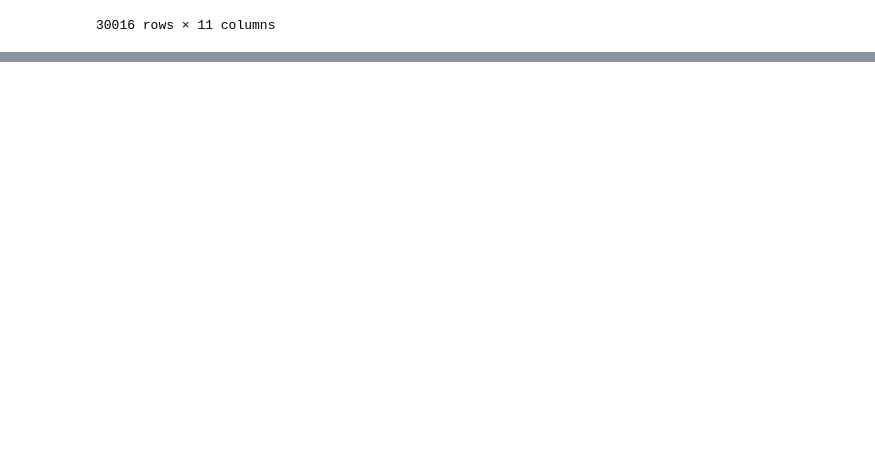
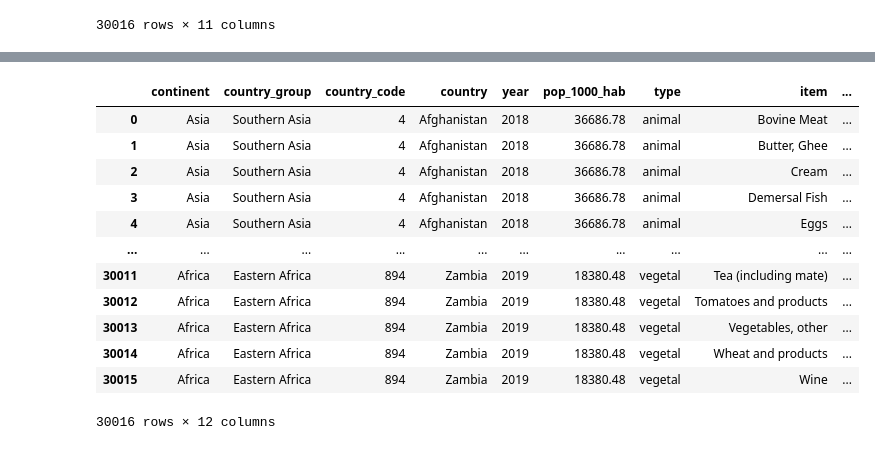
Before and after one commit to t7bo/projet-brief-pandas, a Jupyter notebook: tibo.ipynb, the cells around one changed output, grey strips where cells are left out. Saved outputs shown, nothing was run; the diff lists cells and outputs as text; code cells hidden in the pictures; blank space fills up the shorter version.

Commit message:
q16 : merges finaux

```diff
--- a/tibo.ipynb
+++ b/tibo.ipynb
@@ -261,0 +314,11 @@ BONUS Créer ce jeu de données par vous même sur le site de la FAO.
+# %%
+df_zones_geo = pd.DataFrame({"country_group" : ['Caribbean',
+       'Central America', 'Central Asia',
+       'Eastern Africa', 'Eastern Asia',
+       'Eastern Europe', 'Middle Africa',
+       'Northern Africa', 'Northern America', 'Northern Europe',
+       'Oceania', 'South America', 'Southern Africa', 'Southern Asia','Southern Europe',
+       'Sub-Saharan Africa',
+       'Western Africa', 'Western Asia','Western Europe']})
+
+df_zones_geo
@@ -261,0 +343,4 @@ BONUS Créer ce jeu de données par vous même sur le site de la FAO.
+# %%
+df_merge = pd.merge(df_zones_geo, df_regions, on="country_group", how="left")
+df_merge[["country", "country_code"]] = df_merge[["country", "country_code"]].drop_duplicates()
+df_merge
@@ -262,12 +361,5 @@ BONUS Créer ce jeu de données par vous même sur le site de la FAO.
 # %%
-df_continents = pd.read_csv("continents.csv")
-df_continents.columns = df_continents.columns.str.replace(' ', '_').str.lower()
-df_continents = df_continents.rename(columns={"area_code_(m49)" : "area_code"})
-df_continents = df_continents[["country_group", "m49_code", "country"]]
-df_continents = df_continents.rename(columns={"m49_code" : "area_code"})
-df_continents.dropna(subset=["area_code"], inplace=True)
-df_continents.area_code = df_continents.area_code.astype(int)
-df_continents = df_continents.rename(columns={'area_code' : 'country_code'})
-df_continents = df_continents.rename(columns={"country_group" : "continent"})
-df_continents = df_continents.drop_duplicates(subset="country_code")
-df_continents
+df_continents = pd.read_csv("continents-according-to-our-world-in-data.csv")
+df_continents.columns = df_continents.columns.str.replace(" ", "_").str.lower()
+df_continents = df_continents.rename(columns={"entity": "country"})
+df_continents = df_continents[["country", "continent"]]
@@ -290,6 +366,6 @@ df = df.rename(columns={"area" : "country", "area_code" : "country_code"})
 # %%
-new_df = pd.merge(df, df_continents, on = ["country_code", "country"], how="inner")
-new_df
+df = pd.merge(df, df_merge, on=["country_code", "country"], how="left")
+df
 # %% [output]
 |  | country_code | country | year | pop_1000_hab | type | item | fat_supply_quantity_(g/capita/day) | ... |
 | 0 | 4 | Afghanistan | 2018 | 36686.78 | animal | Bovine Meat | 1.16 | ... |
@@ -306,0 +399,19 @@ new_df
+# %%
+final_df = pd.merge(df, df_continents, on=["country"], how="left")
+final_df = final_df[["continent", "country_group", "country_code","country","year",	"pop_1000_hab",	"type",	"item",	"fat_supply_quantity_(g/capita/day)",	"food_supply_(kcal/capita/day)",	"food_supply_quantity_(kg/capita/yr)",	"protein_supply_quantity_(g/capita/day)"]]
+final_df.rename(columns={"country_group" : "geographical_area"})
+final_df
+# %% [output]
+|  | continent | country_group | country_code | country | year | pop_1000_hab | type | item | ... |
+| 0 | Asia | Southern Asia | 4 | Afghanistan | 2018 | 36686.78 | animal | Bovine Meat | ... |
+| 1 | Asia | Southern Asia | 4 | Afghanistan | 2018 | 36686.78 | animal | Butter, Ghee | ... |
+| 2 | Asia | Southern Asia | 4 | Afghanistan | 2018 | 36686.78 | animal | Cream | ... |
+| 3 | Asia | Southern Asia | 4 | Afghanistan | 2018 | 36686.78 | animal | Demersal Fish | ... |
+| 4 | Asia | Southern Asia | 4 | Afghanistan | 2018 | 36686.78 | animal | Eggs | ... |
+| ... | ... | ... | ... | ... | ... | ... | ... | ... | ... |
+| 30011 | Africa | Eastern Africa | 894 | Zambia | 2019 | 18380.48 | vegetal | Tea (including mate) | ... |
+| 30012 | Africa | Eastern Africa | 894 | Zambia | 2019 | 18380.48 | vegetal | Tomatoes and products | ... |
+| 30013 | Africa | Eastern Africa | 894 | Zambia | 2019 | 18380.48 | vegetal | Vegetables, other | ... |
+| 30014 | Africa | Eastern Africa | 894 | Zambia | 2019 | 18380.48 | vegetal | Wheat and products | ... |
+| 30015 | Africa | Eastern Africa | 894 | Zambia | 2019 | 18380.48 | vegetal | Wine | ... |
+30016 rows × 12 columns
```
Also changed, not shown: parts of 10 cells of this notebook, 1 other file.
